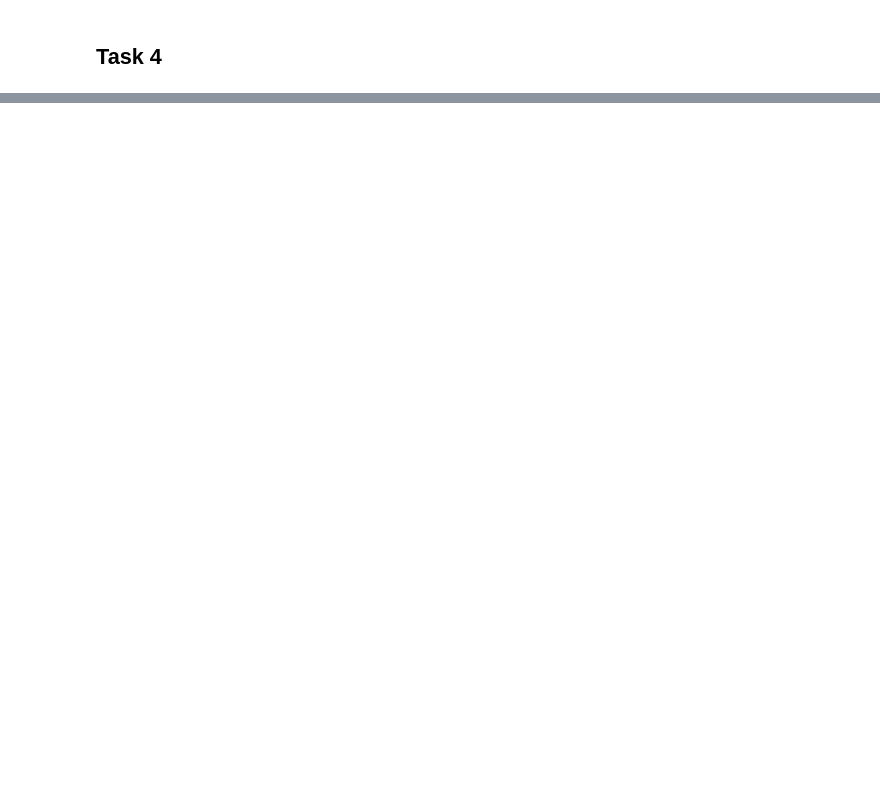
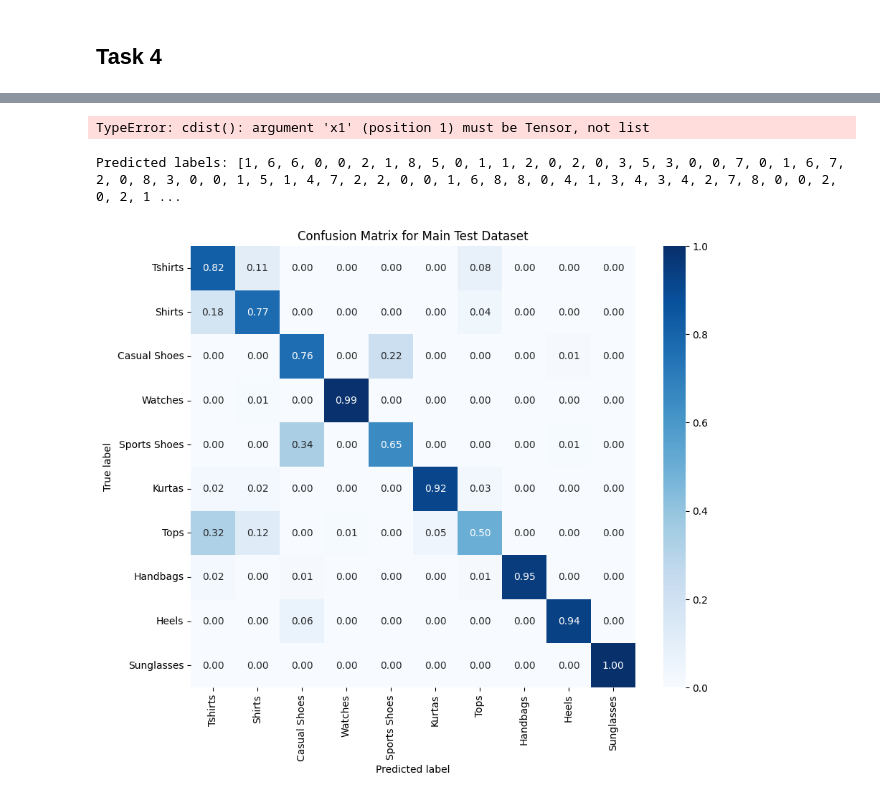
Before and after one commit to ThijmenA/Deep-Learning-Assignment-1, a Jupyter notebook: ass1_skeleton.ipynb, the cells around one changed output, grey strips where cells are left out. Saved outputs shown, nothing was run; the diff lists cells and outputs as text; code cells hidden in the pictures; blank space fills up the shorter version.

```diff
--- a/ass1_skeleton.ipynb
+++ b/ass1_skeleton.ipynb
@@ -522,0 +656,61 @@ Scenario 4 - Accuracy: 0.6199 | Balanced Accuracy: 0.5659
+# %%
+# create a confusion matrix with the first 10 classes over main_test_dataset and main_support_dataset
+from sklearn.metrics import confusion_matrix
+import seaborn as sns
+import matplotlib.pyplot as plt
+from sklearn.metrics import ConfusionMatrixDisplay
+import numpy as np
+
+test_loader_main_test = DataLoader(main_test_dataset, batch_size=1, shuffle=False)
+support_loader_main_train = DataLoader(train_dataset, batch_size=1, shuffle=False)
+
+# Extract embeddings
+test_embeddings_main_test = []
+test_labels_main_test = []
+for image, label in test_loader_main_test:
+    if label[0] in range(10):
+        image = image.to(device)
+        with torch.no_grad():
+            test_embeddings_main_test.append(model(image).cpu())
+            test_labels_main_test.append(label[0].cpu())
+
+support_embeddings_main_train = []
+support_labels_main_train = []
+for image, label in support_loader_main_train:
+    if label[0] in range(10):
+        image = image.to(device)
+        with torch.no_grad():
+            support_embeddings_main_train.append(model(image).cpu())
+            support_labels_main_train.append(label[0].cpu())
+# %% [output]
+TypeError: cdist(): argument 'x1' (position 1) must be Tensor, not list
+# %%
+def plot_confusion_matrix(y_true, y_pred, classes, title='Confusion Matrix'):
+    cm = confusion_matrix(
+        y_true, y_pred, labels=classes
+    )
+
+    cm_normalized = cm.astype('float') / cm.sum(axis=1)[:, np.newaxis]
+    plt.figure(figsize=(10, 8))
+    sns.heatmap(cm_normalized, annot=True, fmt='.2f', cmap='Blues',
+                xticklabels=[label_id_to_label_name[i] for i in classes],
+                yticklabels=[label_id_to_label_name[i] for i in classes])
+    plt.title(title)
+    plt.xlabel('Predicted label')
+    plt.ylabel('True label')
+    plt.show()
+
+pred_labels = []
+for test_embedding in test_embeddings_main_test:
+    distances = torch.cdist(test_embedding.unsqueeze(0), support_embeddings_main_train)
+    knn_indices = distances.topk(3, largest=False, dim=0).indices[0]  # Get indices of 3 nearest neighbors
+    knn_labels = torch.tensor(support_labels_main_train)[knn_indices]
+    predicted_label = torch.mode(knn_labels).values
+    pred_labels.append(predicted_label.item())
+
+print(f"Predicted labels: {pred_labels}")
+
+plot_confusion_matrix(test_labels_main_test, pred_labels, classes=range(10), title='Confusion Matrix for Main Test Dataset')
+# %% [output]
+Predicted labels: [1, 6, 6, 0, 0, 2, 1, 8, 5, 0, 1, 1, 2, 0, 2, 0, 3, 5, 3, 0, 0, 7, 0, 1, 6, 7, 2, 0, 8, 3, 0, 0, 1, 5, 1, 4, 7, 2, 2, 0, 0, 1, 6, 8, 8, 0, 4, 1, 3, 4, 3, 4, 2, 7, 8, 0, 0, 2, 0, 2, 1 ...
+[figure, added]
```
Also changed, not shown: parts of 10 cells of this notebook.
